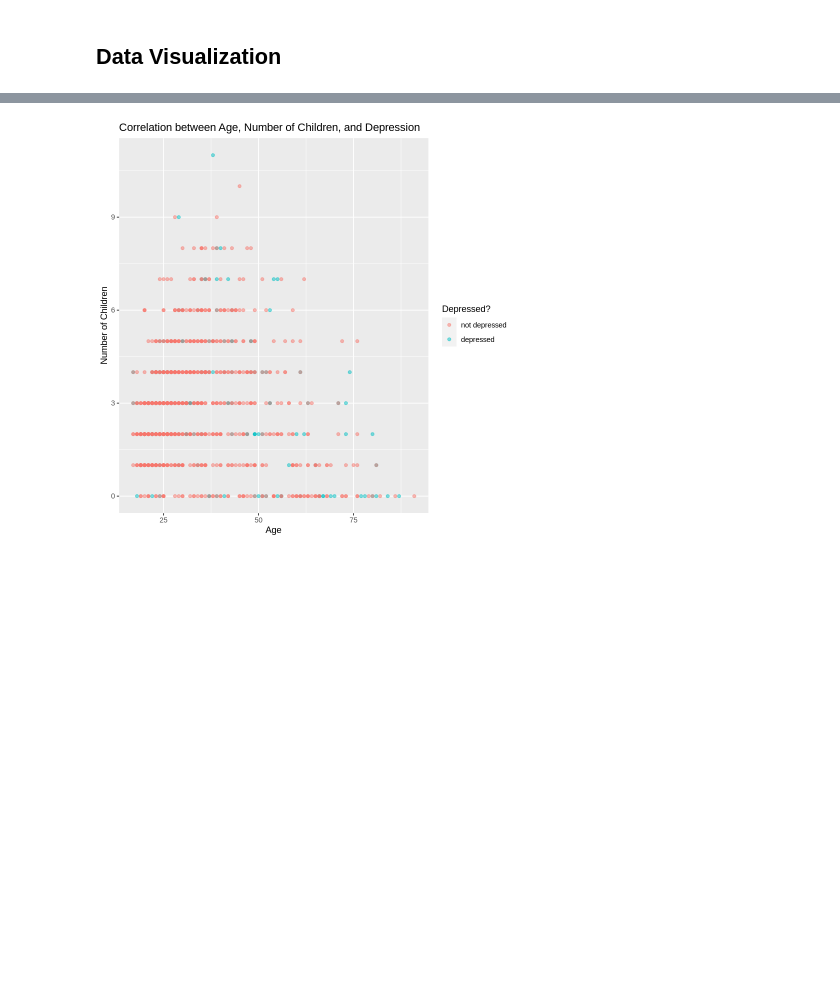
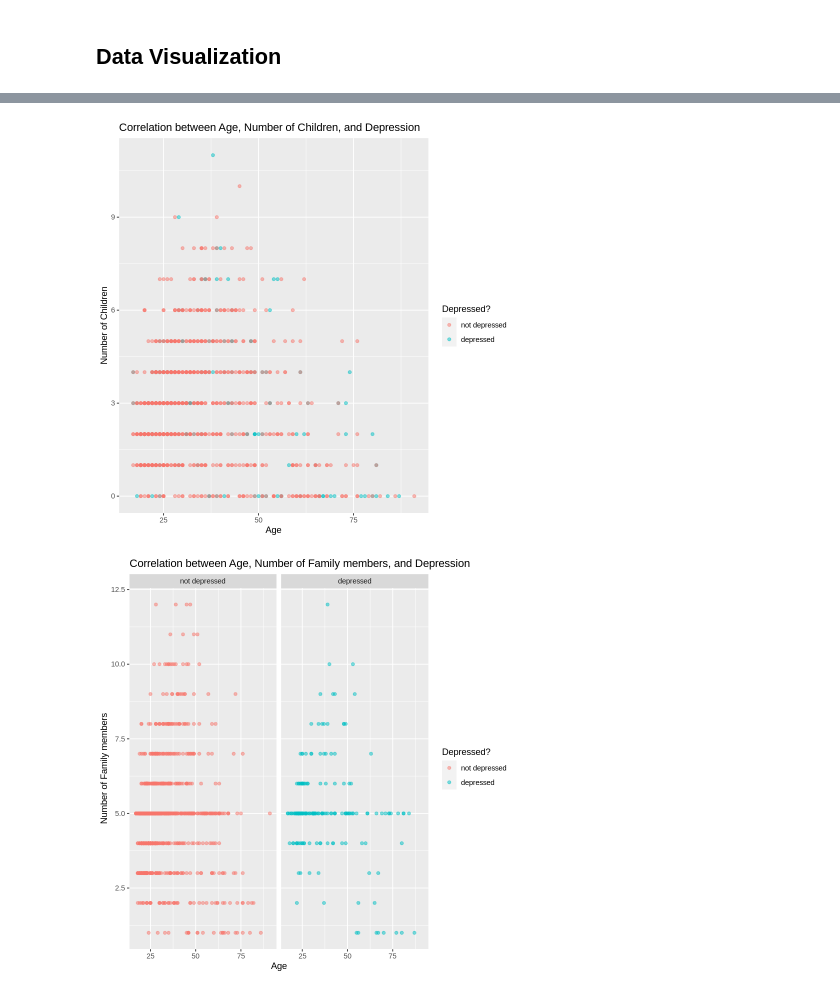
Before and after one commit to DonaldKLee/DSCI-100-Group-Project, a Jupyter notebook: main.ipynb, the cells around one changed output, grey strips where cells are left out. Cells and saved outputs as stored; diff of their text form; code cells hidden in the pictures; blank space fills up the shorter version.

```diff
--- a/main.ipynb
+++ b/main.ipynb
@@ -109,33 +110,42 @@ depression_data_plot2 <- depression_train |>
     ggtitle("Correlation between Number of Children, Marriage status, and Depression")
 depression_data_plot2
 
 
 depression_data_plot3 <- depression_train |>
     ggplot(aes(x=Age, y=assets)) +
     geom_point(aes(color=depression_result), alpha = 0.5) +
     labs(x="Age", y="Assets ($)", color="Depressed?") +
     ggtitle("Correlation between Age, Assets, and Depression")
 depression_data_plot3
 
 depression_data_plot4 <- depression_train |>
     ggplot(aes(x=Age, y=expenses)) +
     geom_point(aes(color=depression_result), alpha = 0.5) +
     labs(x="Age", y="Expenses ($)", color="Depressed?") +
     ggtitle("Correlation between Age, Expenses, and Depression")
 depression_data_plot4
 
 depression_data_plot5 <- depression_train |>
     ggplot(aes(x=Age, y=Number_children)) +
     geom_point(aes(color=depression_result), alpha = 0.5) +
     labs(x="Age", y="Number of Children", color="Depressed?") +
     ggtitle("Correlation between Age, Number of Children, and Depression")
 depression_data_plot5
+
+depression_data_plot6 <- depression_train |>
+    ggplot(aes(x=Age, y=total_members)) +
+    geom_point(aes(color=depression_result), alpha = 0.5) +
+    facet_grid(cols = vars(depression_result)) +
+    labs(x="Age", y="Number of Family members", color="Depressed?") +
+    ggtitle("Correlation between Age, Number of Family members, and Depression")
+depression_data_plot6
 # %% [output]
 [figure]
 [figure]
 [figure]
 [figure]
 [figure]
+[figure, added]
 # %% [markdown]
 ### Methods
 
```
Also changed, not shown: parts of 6 cells of this notebook.
